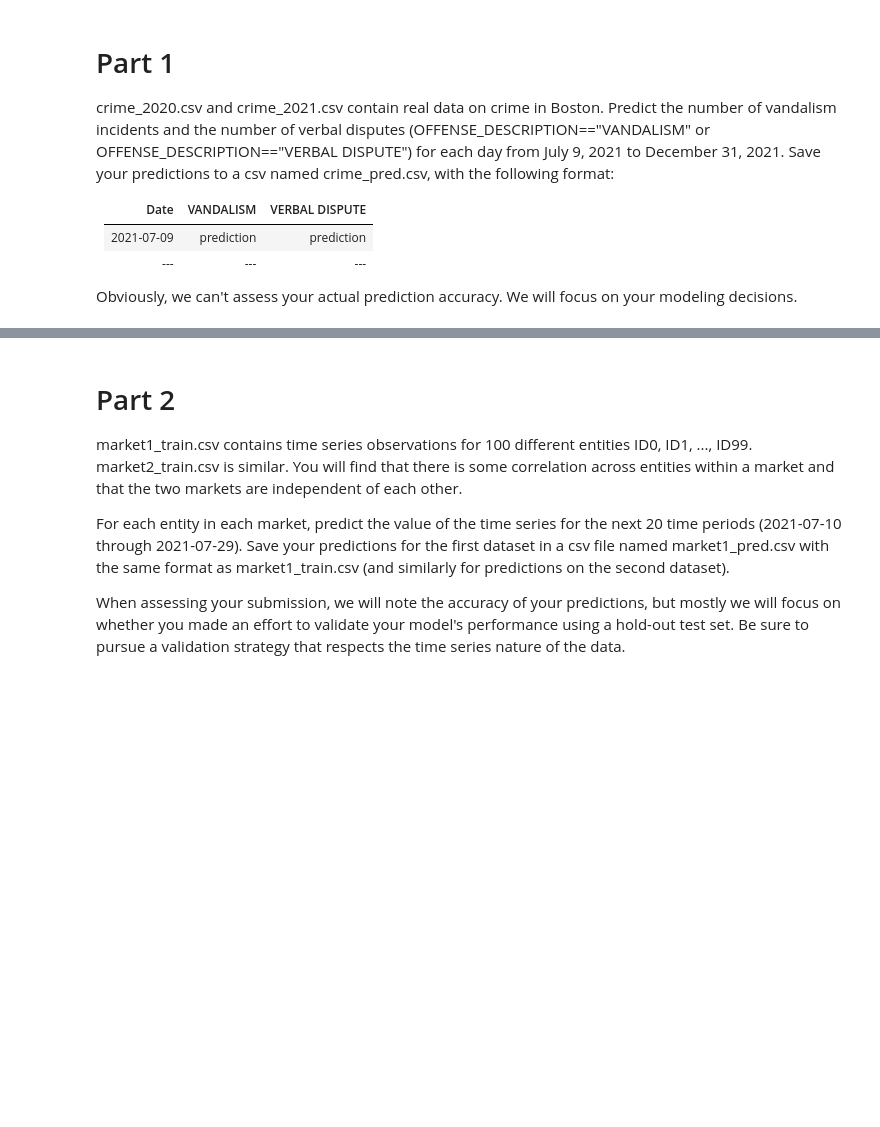
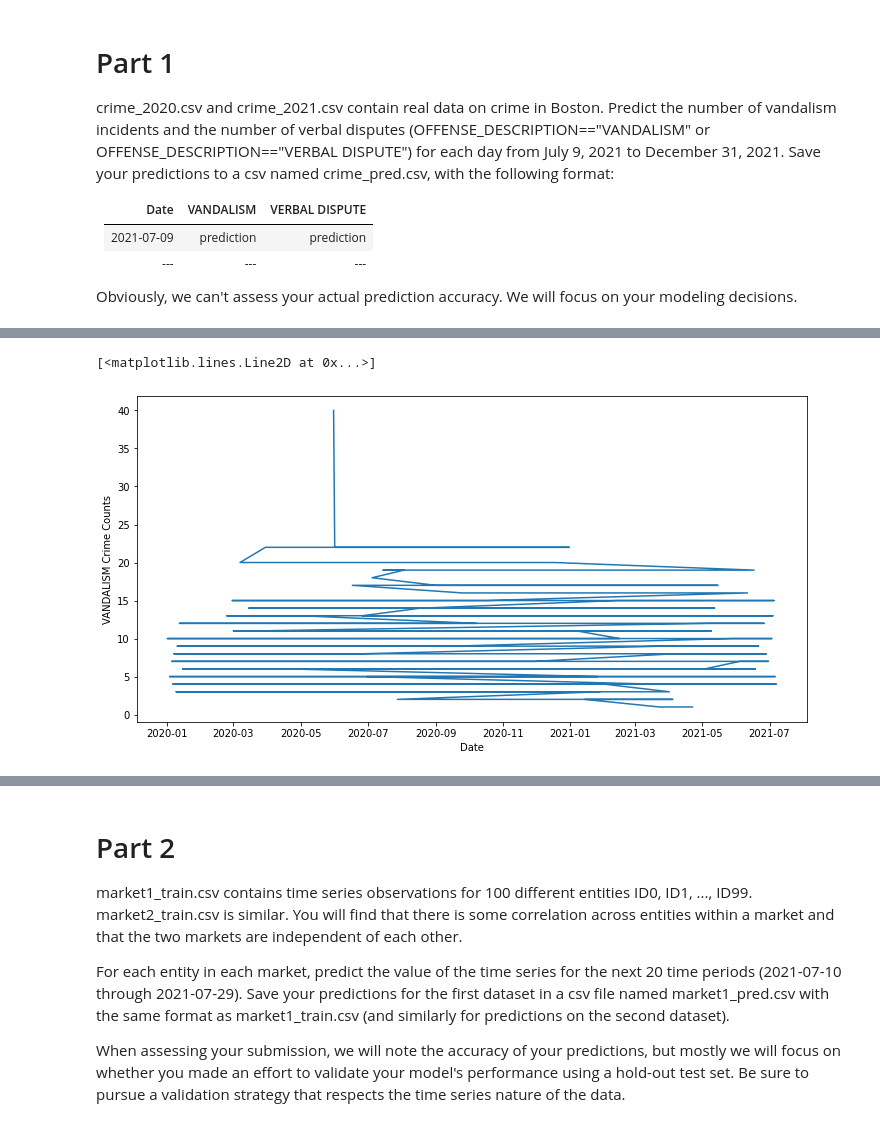
Before and after one commit to Rakib-Ul-Haque/Crime_and_market_data_analysis, a Jupyter notebook: coding_exercise.ipynb, the cells around one changed output, grey strips where cells are left out. Drawn from its saved outputs; the diff is of its cells as text; code cells hidden in the pictures; blank space fills up the shorter version.

Commit message:
Visualisation

```diff
--- a/coding_exercise.ipynb
+++ b/coding_exercise.ipynb
@@ -28,4 +28,13 @@ crime_2020.csv and crime_2021.csv contain real data on crime in Boston. Predict
 | --- | --- | --- |
 
 Obviously, we can't assess your actual prediction accuracy. We will focus on your modeling decisions.
+# %%
+#import libraries
+import numpy as np
+import pandas as pd
+from datetime import datetime
+import matplotlib.pylab as plt
+%matplotlib inline
+from matplotlib.pylab import rcParams
+rcParams['figure.figsize'] = 12, 6
 # %%
@@ -117,0 +84,8 @@ Index(['x'], dtype='object')
+# %%
+# Visualization of VANDALISM Crime Counts
+plt.xlabel("Date")
+plt.ylabel("VANDALISM Crime Counts")
+plt.plot(indexed_VANDALISM_counts)
+# %% [output]
+[<matplotlib.lines.Line2D at 0x...>]
+[figure, added]
```
Also changed, not shown: parts of 17 cells of this notebook.
